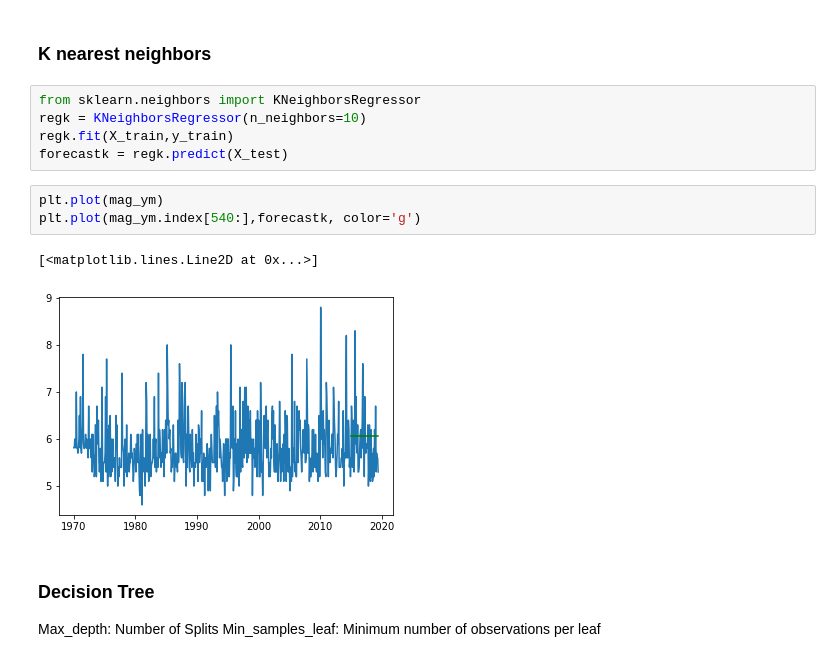
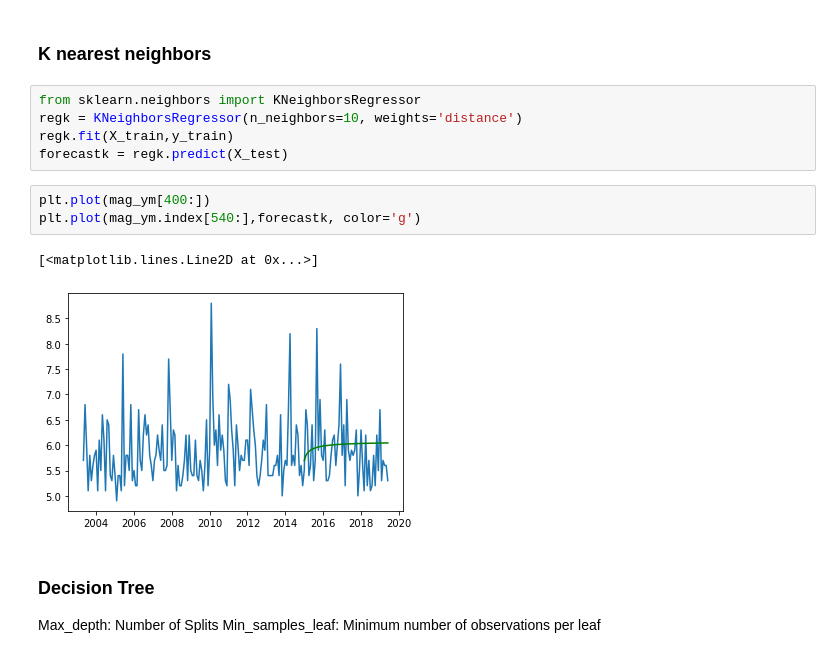
Before and after one commit to HitosVilla/TFM_Earthquake_Prediction, a Jupyter notebook: TFM_2_Memo.ipynb, the cells around one changed output. Cells and saved outputs as stored; diff of their text form.

```diff
--- a/TFM_2_Memo.ipynb
+++ b/TFM_2_Memo.ipynb
@@ -666,15 +644,15 @@ plt.plot(mag_ym.index[540:],forecastl, color='r')
 ### K nearest neighbors
 # %%
 from sklearn.neighbors import KNeighborsRegressor
-regk = KNeighborsRegressor(n_neighbors=10)
+regk = KNeighborsRegressor(n_neighbors=10, weights='distance')
 regk.fit(X_train,y_train)
 forecastk = regk.predict(X_test)
 # %%
-plt.plot(mag_ym)
+plt.plot(mag_ym[400:])
 plt.plot(mag_ym.index[540:],forecastk, color='g')
 # %% [output]
 [<matplotlib.lines.Line2D at 0x...>]
-[figure, old version]
+[figure, new version]
 # %% [markdown]
 ### Decision Tree
 Max_depth: Number of Splits
```
Also changed, not shown: parts of 10 cells of this notebook.
